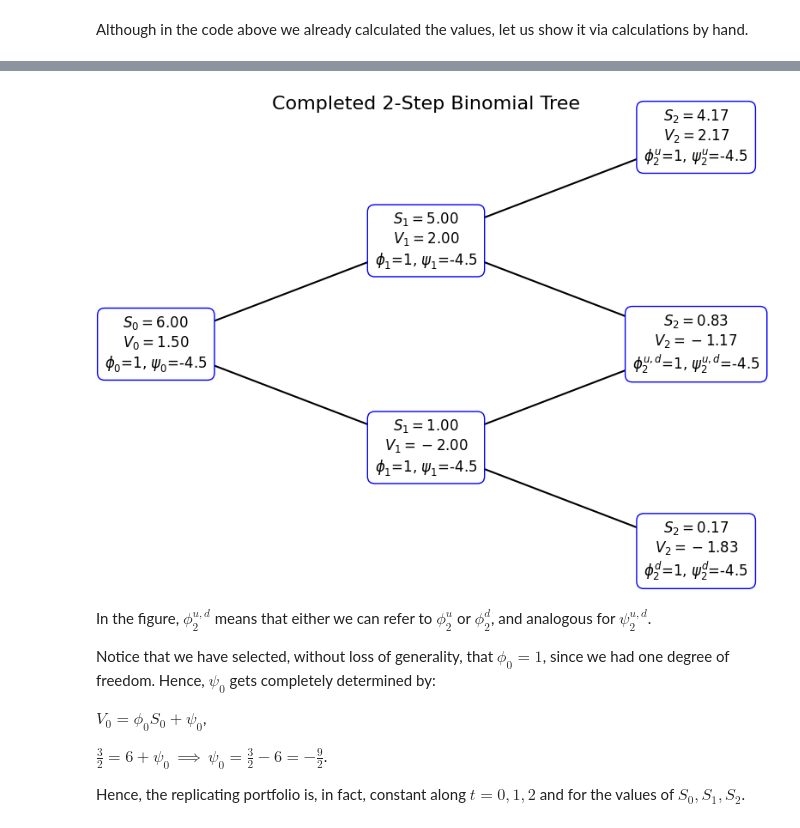
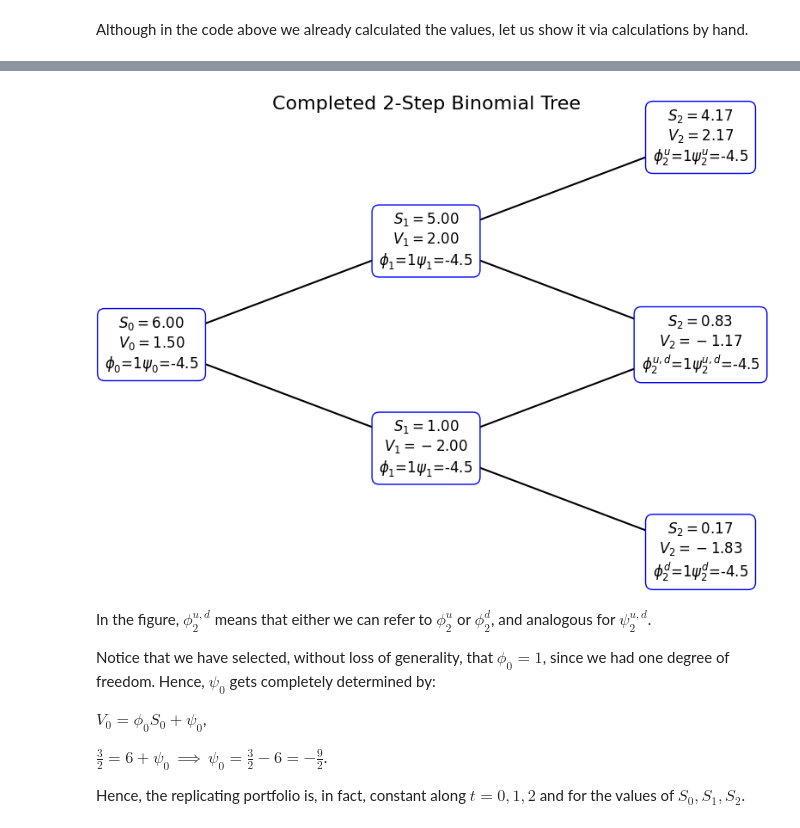
Before and after one commit to andreuboix/Stochastic-Processes-For-Finance, a Jupyter notebook: Assignment1_SPF_definitive (1).ipynb, the cells around one changed output, grey strips where cells are left out. Saved outputs shown, nothing was run; the diff lists cells and outputs as text; code cells hidden in the pictures.

```diff
--- a/Assignment1_SPF_definitive (1).ipynb
+++ b/Assignment1_SPF_definitive (1).ipynb
@@ -377,40 +388,42 @@ ax.set_title('Completed 2-Step Binomial Tree', fontsize=16)
 for i in range(n_steps + 1):
     for j in range(i + 1):
         x = i  # horizontal position (step number)
-        y = i - 2 * j  # vertical position
-                        # (arbitrarily chosen for visualization)
+        y = i - 2 * j  # vertical position (arbitrary for visualization)
         ax.plot(x, y, 'bo', markersize=10)  # Plot node
         # Annotate with S_n (stock price) and V_n (contract value)
         superscript = ""
 
         if i == 2 and j == 0:
             superscript = "u"
         if i == 2 and j == 1:
             superscript = "u, d"
         elif i==2 and j == 2:
             superscript = "d"
 
-        ax.text(x, y, f"$S_{{{i}}}={S[i, j]:.2f}$\n$V_{{{i}}}={V[i, j]:.2f}$\n$\\phi_{{{i}}}^{{{superscript}}}$={phi},
-                $\\psi_{{{i}}}^{{{superscript}}}$={psi}",
+        ax.text(x, y, f"$S_{{{i}}}={S[i, j]:.2f}$\n"
+                f"$V_{{{i}}}={V[i, j]:.2f}$\n"
+                f"$\\phi_{{{i}}}^{{{superscript}}}$={phi}"
+                f"$\\psi_{{{i}}}^{{{superscript}}}$={psi}",
         ha='center', va='center', fontsize=12,
-        bbox=dict(facecolor='white', edgecolor='blue', boxstyle='round,pad=0.5'))
+        bbox=dict(facecolor='white', edgecolor='blue',
+                  boxstyle='round,pad=0.5'))
 
 # Draw lines between the nodes to represent possible transitions
 for i in range(n_steps):
     for j in range(i + 1):
         x = i
         y = i - 2 * j
         # Line to up move
         ax.plot([x, x + 1], [y, y - 1], 'k-', lw=1.5)
         # Line to down move
         ax.plot([x, x + 1], [y, y + 1], 'k-', lw=1.5)
 
 # Hide axes for better visualization
 ax.axis('off')
 plt.tight_layout()
 plt.show()
 # %% [output]
-[figure, old version]
+[figure, new version]
 # %% [markdown]
 In the figure, $\phi_2^{u,d}$ means that either we can refer to $\phi_2^u$ or $\phi_2^d$, and analogous for $\psi_2^{u,d}$.
 
```
Also changed, not shown: parts of 13 cells of this notebook, 1 other file.
